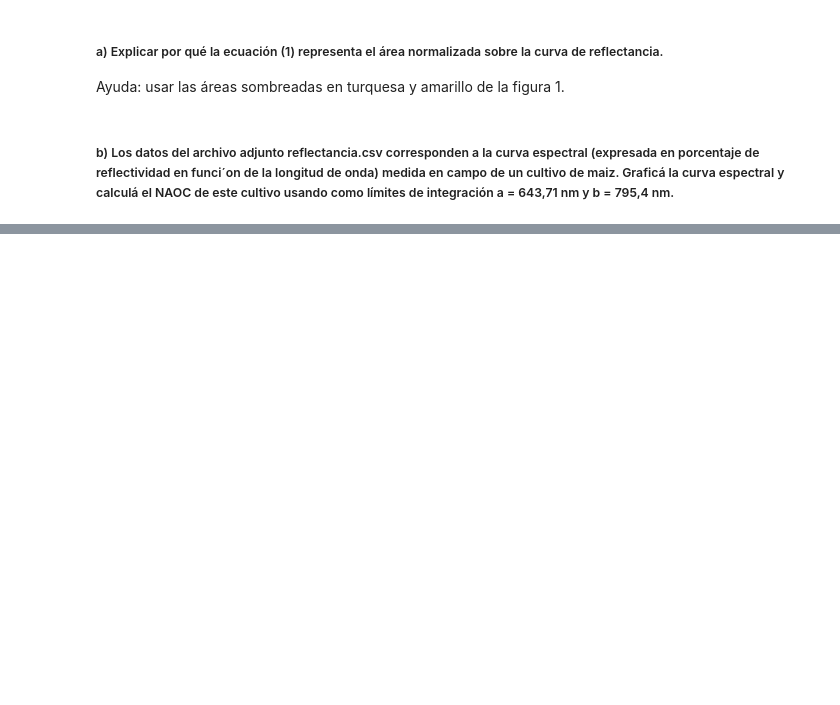
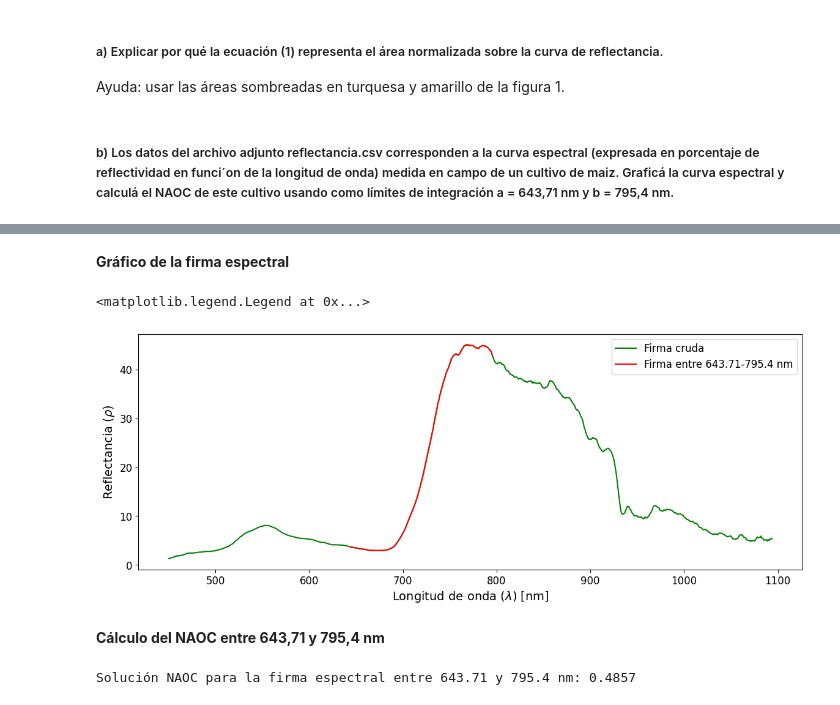
Before and after one commit to francobarrionuevoenv21/MAIE_devs_pub, a Jupyter notebook: MetodosNumericos/TPE1_Clorofila/BarrionuevoFranco_TPE1.ipynb, the cells around one changed output, grey strips where cells are left out. Drawn from its saved outputs; the diff is of its cells as text; code cells hidden in the pictures; blank space fills up the shorter version.

Commit message:
update tpe1 metodos numericos

```diff
--- a/MetodosNumericos/TPE1_Clorofila/BarrionuevoFranco_TPE1.ipynb
+++ b/MetodosNumericos/TPE1_Clorofila/BarrionuevoFranco_TPE1.ipynb
@@ -20,5 +20,9 @@ Ayuda: usar las áreas sombreadas en turquesa y amarillo de la figura 1.
 ##### b) Los datos del archivo adjunto reflectancia.csv corresponden a la curva espectral (expresada en porcentaje de reflectividad en funci´on de la longitud de onda) medida en campo de un cultivo de maiz. Graficá la curva espectral y calculá el NAOC de este cultivo usando como límites de integración a = 643,71 nm y b = 795,4 nm.
 # %%
 # Read reflectancia.csv file with pandas
-data_reflc = pd.read_csv('datos/reflectividad.csv')
+url_reflc = 'https://raw.githubusercontent.com/francobarrionuevoenv21/MAIE_devs_pub/main/MetodosNumericos/TPE1_Clorofila/datos/reflectividad.csv'
+data_reflc = pd.read_csv(url_reflc, header = None)
+
+# Display head dataset
+data_reflc.head(5)
 # %% [output]
@@ -25,0 +35,51 @@ FileNotFoundError: [Errno 2] No such file or directory: 'datos/reflectividad.csv
+# %%
+# Store data values as numpy arrays
+lambda_data = data_reflc.loc[:, 0].values
+rho_data = data_reflc.loc[:, 1].values
+
+# Filter data accordint integration limits
+lambda_a = 643.71
+lambda_b = 795.4
+
+lambda_data_f = lambda_data[(lambda_data >= lambda_a) & (lambda_data <= lambda_b)]
+rho_data_f = rho_data[(lambda_data >= lambda_a) & (lambda_data <= lambda_b)]
+# %% [markdown]
+**Gráfico de la firma espectral**
+# %%
+# Plot data
+fig, ax = plt.subplots(figsize=(14, 5))
+
+ax.plot(lambda_data, rho_data, color = 'green', label = 'Firma cruda')
+ax.plot(lambda_data_f, rho_data_f, color = 'red', label = f'Firma entre {lambda_a}-{lambda_b} nm')
+ax.set_ylabel(r'Reflectancia ($\rho$)', fontsize = 14)
+ax.tick_params(axis='y', labelsize=12)
+ax.set_xlabel(r'Longitud de onda ($\lambda$) [nm]', fontsize = 14)
+ax.tick_params(axis='x', labelsize=12)
+ax.legend(fontsize=12)
+# %% [output]
+<matplotlib.legend.Legend at 0x...>
+[figure, added]
+# %% [markdown]
+**Cálculo del NAOC entre 643,71 y 795,4 nm**
+# %%
+# Solve integral
+## Compute lambda deltas
+delta_lambda = np.diff(lambda_data_f)
+
+## Initialize integral solution (int_slt)
+int_slt = 0
+
+## Solve integral. For loop approach
+for i in range(len(delta_lambda)):
+    int_slt += delta_lambda[i]*rho_data_f[i+1] # Compute integral by its upper limit
+
+# Solve rho_max * (b-a) (normalization term, norm_t)
+norm_t = rho_data_f[-1]*(lambda_b-lambda_a)
+
+# NAOC solution
+naoc_ab = 1-(int_slt/norm_t)
+
+# Print solution
+print(f'Solución NAOC para la firma espectral entre {lambda_a} y {lambda_b} nm: {naoc_ab:.4f}')
+# %% [output]
+Solución NAOC para la firma espectral entre 643.71 y 795.4 nm: 0.4857
```
Also changed, not shown: parts of 19 cells of this notebook.
